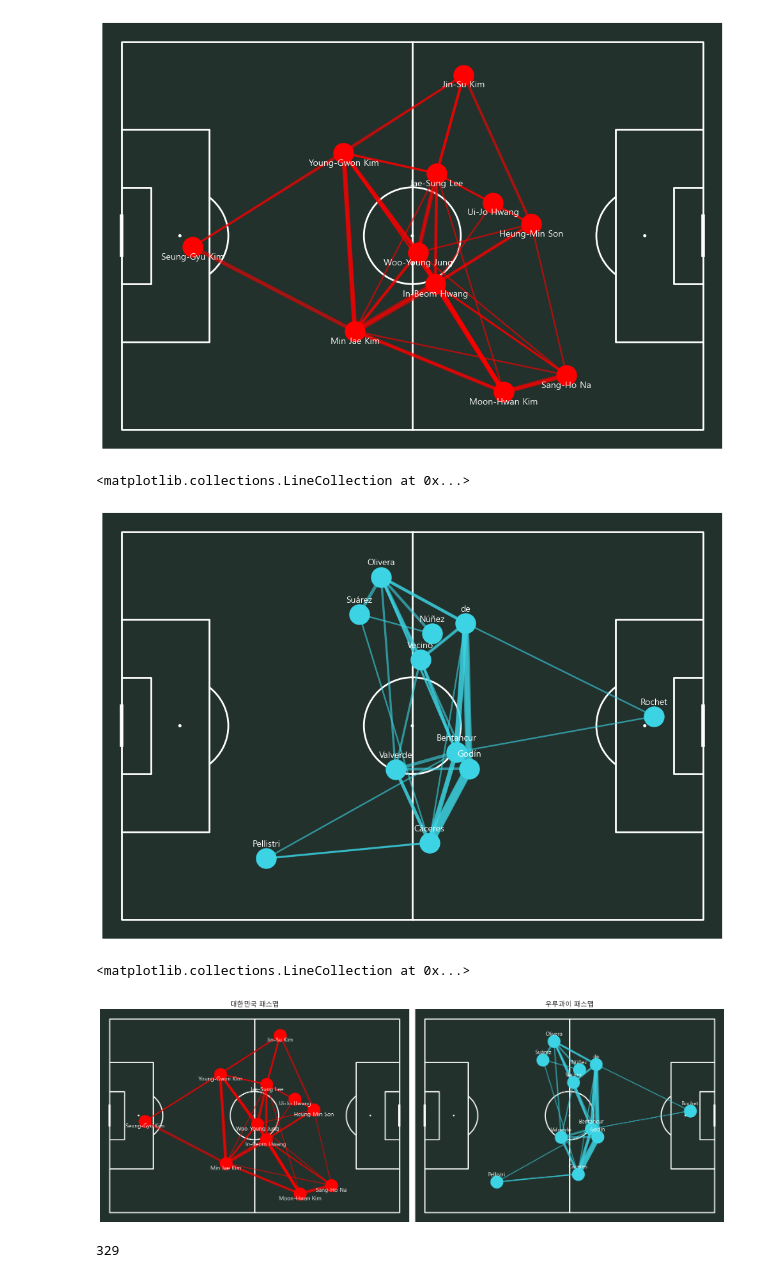
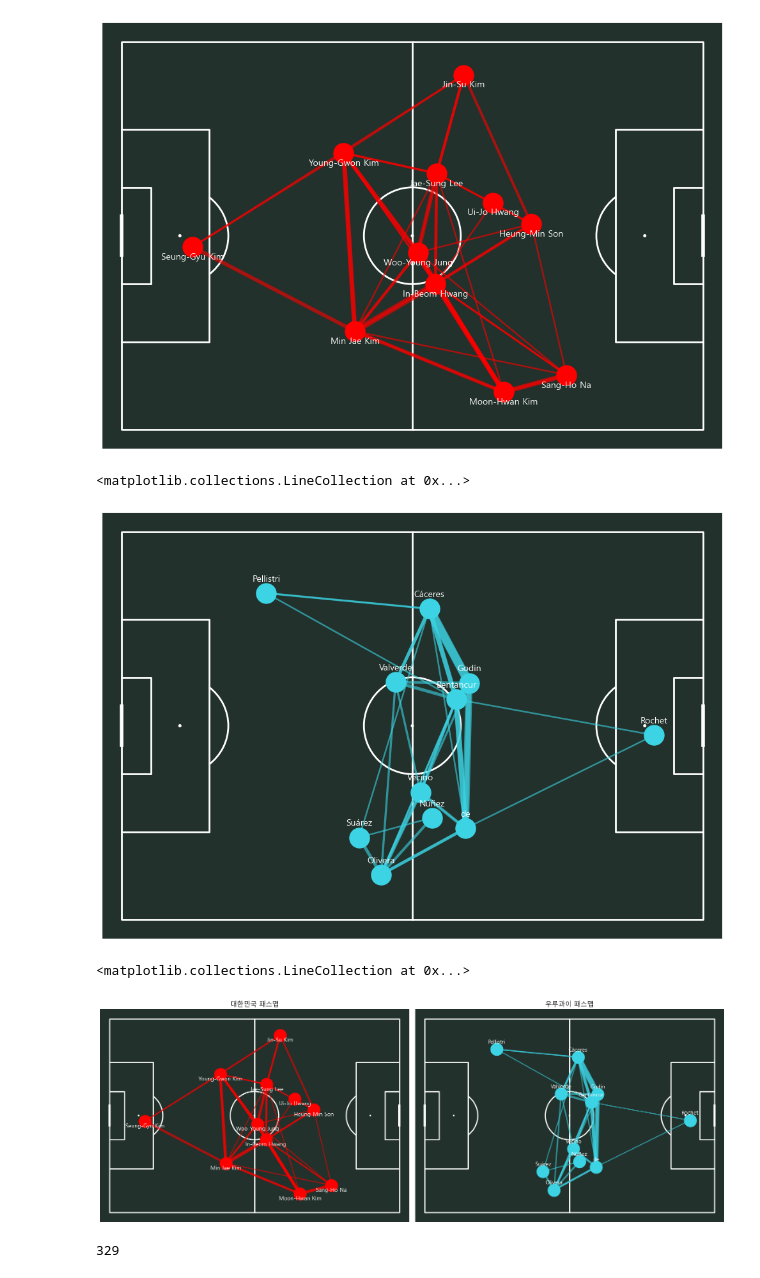
Before and after one commit to 0jyyyyy/Soccer_Lens, a Jupyter notebook: Tactics_lab/World_cup/2022/korea_uruguay.ipynb, the cells around one changed output. Saved outputs shown, nothing was run; the diff lists cells and outputs as text; code cells hidden in the pictures.

```diff
--- a/Tactics_lab/World_cup/2022/korea_uruguay.ipynb
+++ b/Tactics_lab/World_cup/2022/korea_uruguay.ipynb
@@ -117,7 +117,7 @@ pitch.scatter(
 # 1-1. 우루과이 (하늘색 점 찍기)
 pitch.scatter(
     120-ur_player_coords['x'],
-    ur_player_coords['y'],
+    80-ur_player_coords['y'],
     s=500,
     color='#3cd4e5',
     ax=ax
@@ -134,7 +134,7 @@ for idx, row in kor_player_coords.iterrows():
 for idx, row in ur_player_coords.iterrows():
     pitch.annotate(
         text=row['player_name'].split()[-2],
-        xy=(120-row['x'], row['y'] - 2.5),
+        xy=(120-row['x'], 80-row['y'] - 2.5),
         c='white', ha='center', ax= ax
     )
 # %% [output]
@@ -196,38 +196,38 @@ ur_passes_between = ur_passes.groupby(['player_name', 'pass_recipient_name']).si
 ur_passes_between = ur_passes_between[ur_passes_between['pass_count'] > 2]
 
 ur_passes_between = ur_passes_between.merge(ur_player_coords, on='player_name')
 
 ur_passes_between = ur_passes_between.merge(ur_player_coords, left_on='pass_recipient_name', right_on='player_name', suffixes=('', '_end'))
 
 
 # 1. 우루과이 (하늘색 점 찍기)
 pitch.scatter(
     120-ur_player_coords['x'],
-    ur_player_coords['y'],
+    80-ur_player_coords['y'],
     s=500,
     color='#3cd4e5',
     ax=ax
 )
 # 2. 우루과이 선수 이름 표시
 for idx, row in ur_player_coords.iterrows():
     pitch.annotate(
         text=row['player_name'].split()[-2],
-        xy=(120-row['x'], row['y'] - 2.5),
+        xy=(120-row['x'], 80-row['y'] - 2.5),
         c='white', ha='center', ax= ax
 )
 # 3. 우루과이 패스 연결선
 pitch.lines(
-    120-(ur_passes_between['x']), ur_passes_between['y'], #오른쪽에 나타내기위해선 120에서 빼줘야한다.
-    120-(ur_passes_between['x_end']), ur_passes_between['y_end'],
+    120-(ur_passes_between['x']), 80-ur_passes_between['y'], #오른쪽에 나타내기위해선 120에서 빼줘야한다.
+    120-(ur_passes_between['x_end']), 80-ur_passes_between['y_end'],
     linewidth=ur_passes_between['pass_count'] * 0.6,
     color='#3cd4e5',
     alpha=0.6,
     ax=ax
 
 )
 # %% [output]
 <matplotlib.collections.LineCollection at 0x...>
-[figure, old version]
+[figure, new version]
 # %%
 pitch = Pitch(pitch_type='statsbomb' , pitch_color='#22312b', line_color='white')
 
@@ -280,7 +280,7 @@ pitch.lines(
 # 1. 우루과이 (하늘색 점 찍기)
 pitch.scatter(
     120-ur_player_coords['x'],
-    ur_player_coords['y'],
+    80-ur_player_coords['y'],
     s=500,
     color='#3cd4e5',
     ax=ax2
@@ -289,13 +289,13 @@ pitch.scatter(
 for idx, row in ur_player_coords.iterrows():
     pitch.annotate(
         text=row['player_name'].split()[-2],
-        xy=(120-row['x'], row['y'] - 2.5),
+        xy=(120-row['x'], 80-row['y'] - 2.5),
         c='white', ha='center', ax= ax2
 )
 # 3. 우루과이 패스 연결선
 pitch.lines(
-    120-(ur_passes_between['x']), ur_passes_between['y'], #오른쪽에 나타내기위해선 120에서 빼줘야한다.
-    120-(ur_passes_between['x_end']), ur_passes_between['y_end'],
+    120-(ur_passes_between['x']), 80-ur_passes_between['y'], #오른쪽에 나타내기위해선 120에서 빼줘야한다.
+    120-(ur_passes_between['x_end']), 80-ur_passes_between['y_end'],
     linewidth=ur_passes_between['pass_count'] * 0.6,
     color='#3cd4e5',
     alpha=0.6,
@@ -303,7 +303,7 @@ pitch.lines(
 )
 # %% [output]
 <matplotlib.collections.LineCollection at 0x...>
-[figure, old version]
+[figure, new version]
 # %%
 pitch = Pitch(pitch_type='statsbomb' , pitch_color='#22312b', line_color='white')
 fig, ax = pitch.draw(figsize=(10,7))
```
Also changed, not shown: parts of 4 cells of this notebook.
